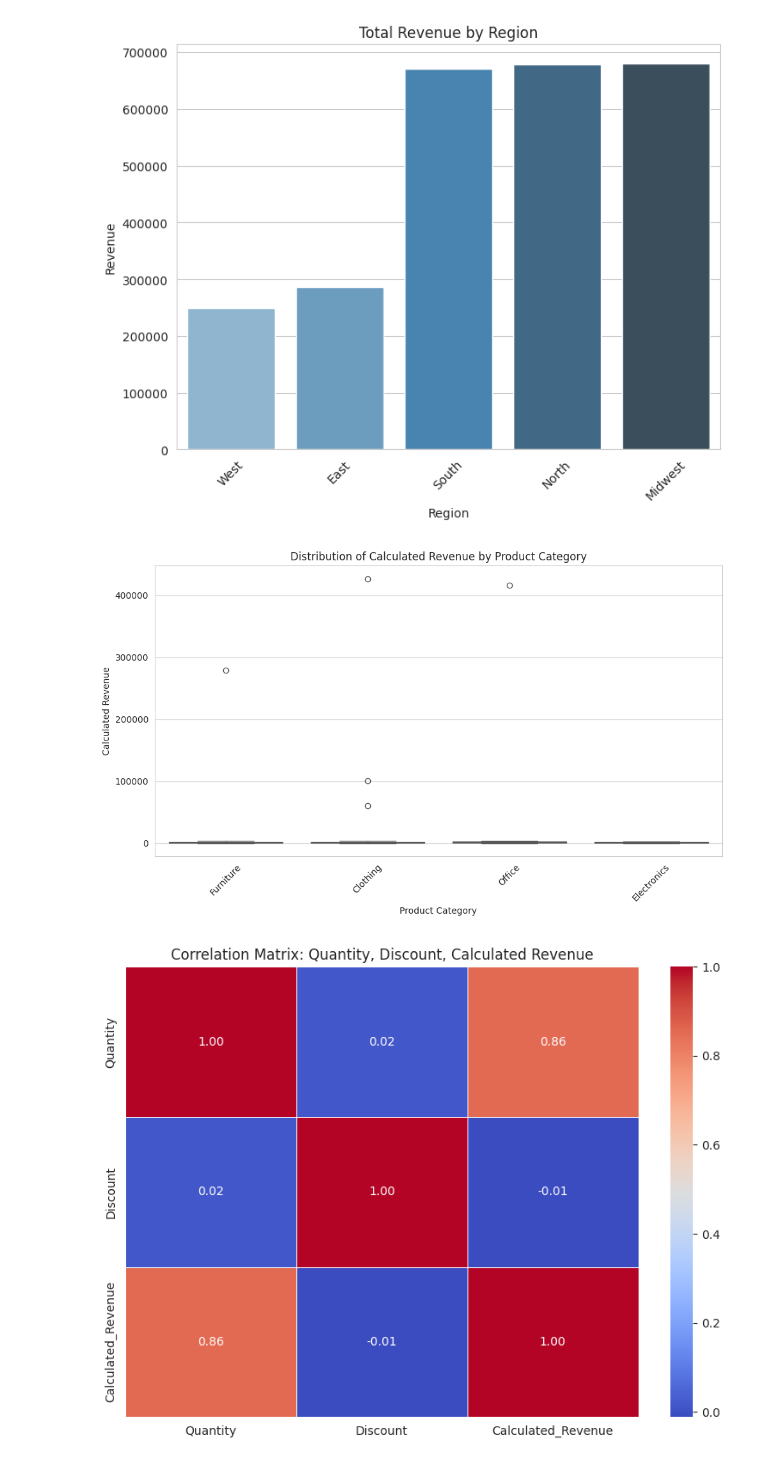
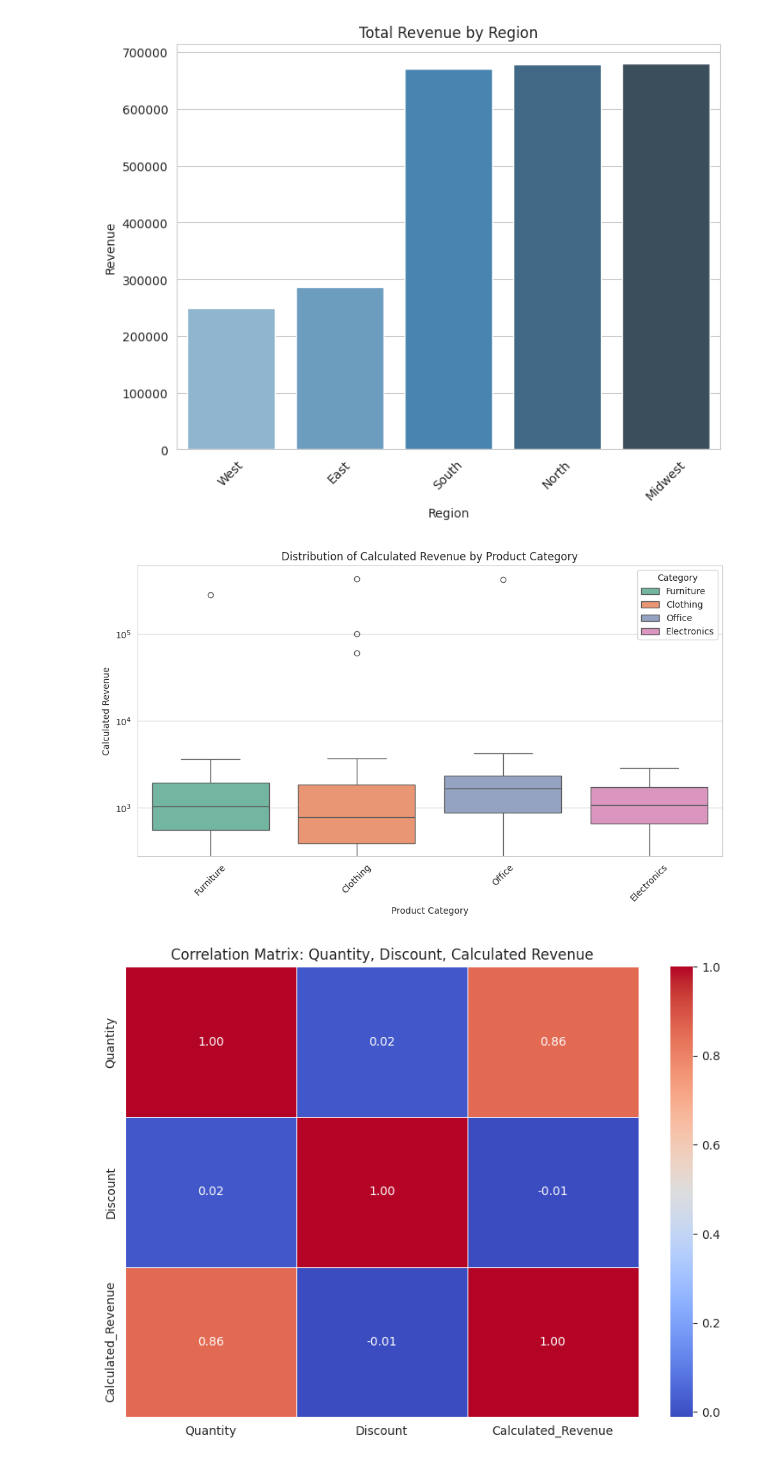
Before and after one commit to YoussefMostafaMohammed/DataAnalyticProject, a Jupyter notebook: notebooks/ecommerce_analysis.ipynb, the cells around one changed output. Drawn from its saved outputs; the diff is of its cells as text; code cells hidden in the pictures.

```diff
--- a/notebooks/ecommerce_analysis.ipynb
+++ b/notebooks/ecommerce_analysis.ipynb
@@ -14,6 +14,7 @@ PROCESSED_DATA_DIR = BASE_DIR / "data" / "processed"
 CUSTOMERS_CSV = RAW_DATA_DIR / "customers.csv"
 PRODUCTS_CSV = RAW_DATA_DIR / "products.csv"
 SALES_CSV = RAW_DATA_DIR / "sales_transactions.csv"
+REPORTS_BASE = BASE_DIR / "reports/figures"
 # %%
 class Repository:
     def __init__(self, raw_data_dir, processed_data_dir):
@@ -255,10 +273,13 @@ None
 # %% [markdown]
 # Phase 3
 # %%
+# Phase 3
+full_data['Calculated_Revenue'] = full_data['Quantity'] * full_data['Price'] * (1 - full_data['Discount'])
 
-#Phase 3
-full_data['Calculated_Revenue'] = full_data['Quantity'] * full_data['Price'] * (1 - full_data['Discount'])
-full_data['Revenue_Error'] = full_data['Calculated_Revenue'] - full_data['Total_Amount']
+full_data['Total_Amount'] = full_data['Total_Amount'].fillna(full_data['Calculated_Revenue'])
+
+full_data['Revenue_Error'] = (full_data['Calculated_Revenue'] - full_data['Total_Amount'])
+
 print(full_data[['Total_Amount', 'Calculated_Revenue', 'Revenue_Error']].head(10))
 # %% [output]
    Total_Amount  Calculated_Revenue  Revenue_Error
@@ -307,9 +328,2 @@ Data columns (total 14 columns):
 dtypes: datetime64[us](2), float64(5), int64(2), str(5)
 memory usage: 111.8 KB
-# %%
-# calculated revenue
-full_data['Calculated_Revenue'] = full_data['Quantity'] * full_data['Price'] * (1 - full_data['Discount'])
-
-# compare with the total amount (original dirty )
-full_data['Revenue_Difference'] = full_data['Total_Amount'] - full_data['Calculated_Revenue']
-print(full_data[['Total_Amount','Calculated_Revenue', 'Revenue_Difference']].head(10))
@@ -390,24 +412,26 @@ plt.show()
 # %%
 plt.figure(figsize=(10, 6))
 
 sns.boxplot(
     data=full_data,
     x='Category',
     y='Calculated_Revenue',
     hue='Category',
     palette='Set2',
-    legend=False
+    legend=True
 )
 
 plt.title('Distribution of Calculated Revenue by Product Category')
 plt.xlabel('Product Category')
 plt.ylabel('Calculated Revenue')
+plt.yscale('log')
 plt.xticks(rotation=45)
 
 plt.tight_layout()
+plt.savefig(REPORTS_BASE / "Distribution_of_Calculated_Revenue_by_Product_Category.png", dpi=300)
 plt.show()
 # %% [output]
-[figure, old version]
+[figure, new version]
 # %%
 corr_matrix = full_data[
     ['Quantity', 'Discount', 'Calculated_Revenue']
```
Also changed, not shown: parts of 13 cells of this notebook, 4 other files.
